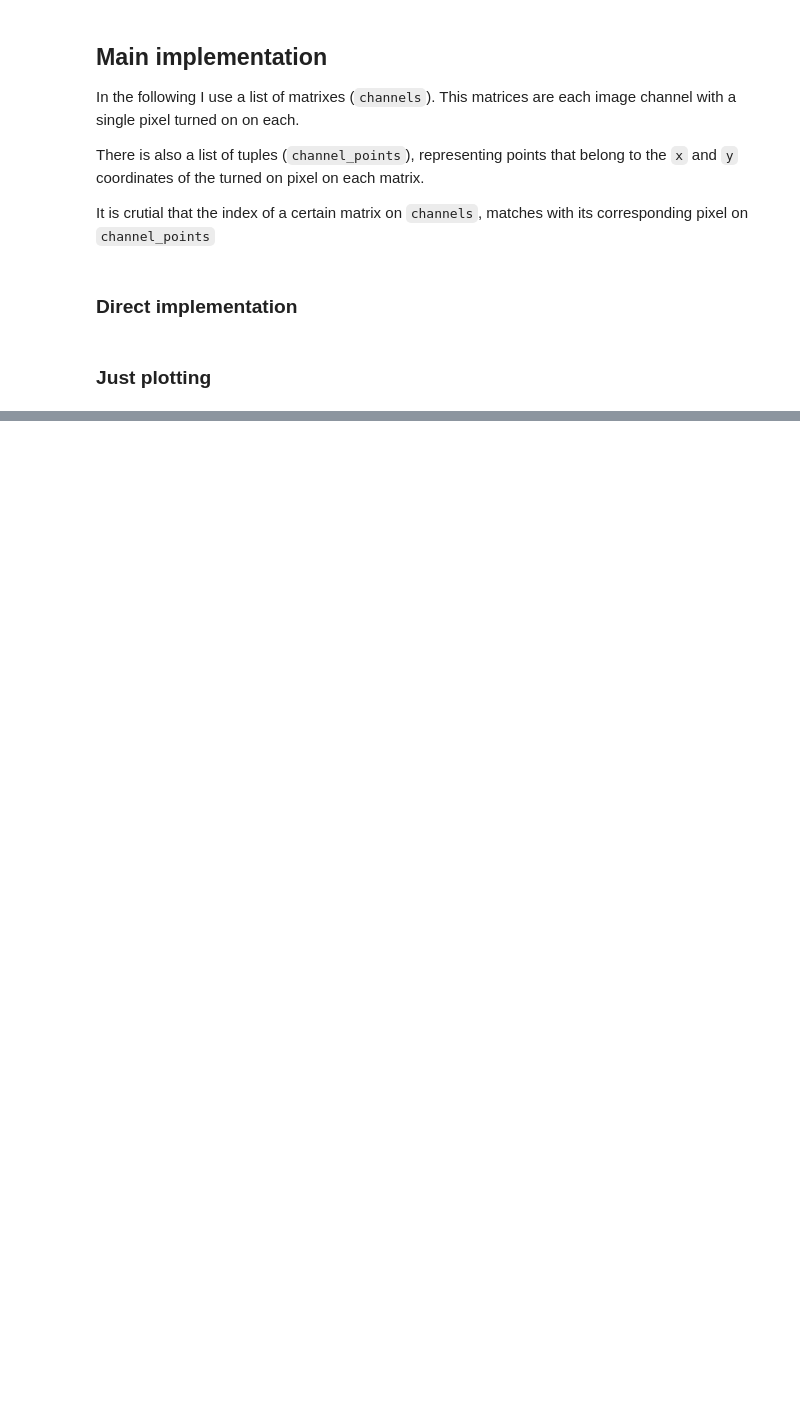
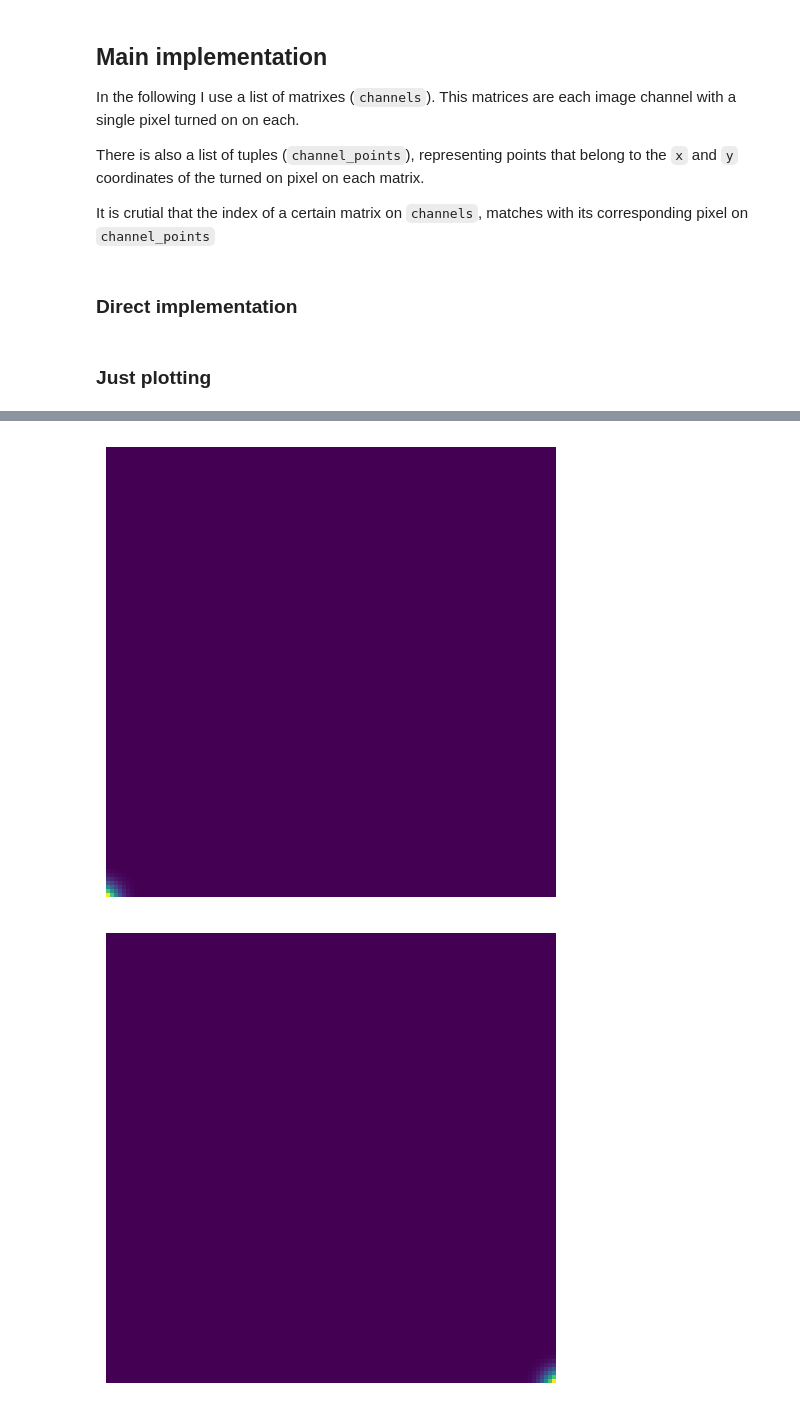
Before and after one commit to Tec-AI-23/EchoNetDynamic, a Jupyter notebook: scripts/pixel_expand.ipynb, the cells around one changed output, grey strips where cells are left out. Saved outputs shown, nothing was run; the diff lists cells and outputs as text; code cells hidden in the pictures; blank space fills up the shorter version.

```diff
--- a/scripts/pixel_expand.ipynb
+++ b/scripts/pixel_expand.ipynb
@@ -114,0 +93,11 @@ for chan in new_channels:
+# %%
+variance = expand_radius / 2
+
+gauss_heatmaps = gaussian(og_channels, sigma=[0, variance, variance])
+for chan in gauss_heatmaps:
+    pixel_expand.plot_matrix(chan)
+
+plt.show()
+# %% [output]
+[figure, added]
+[figure, added]
```
Also changed, not shown: parts of 18 cells of this notebook, 1 other file.
